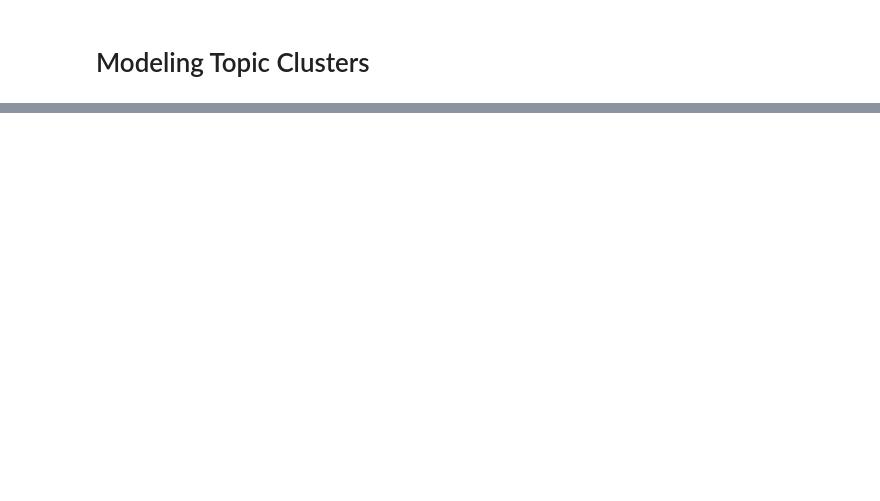
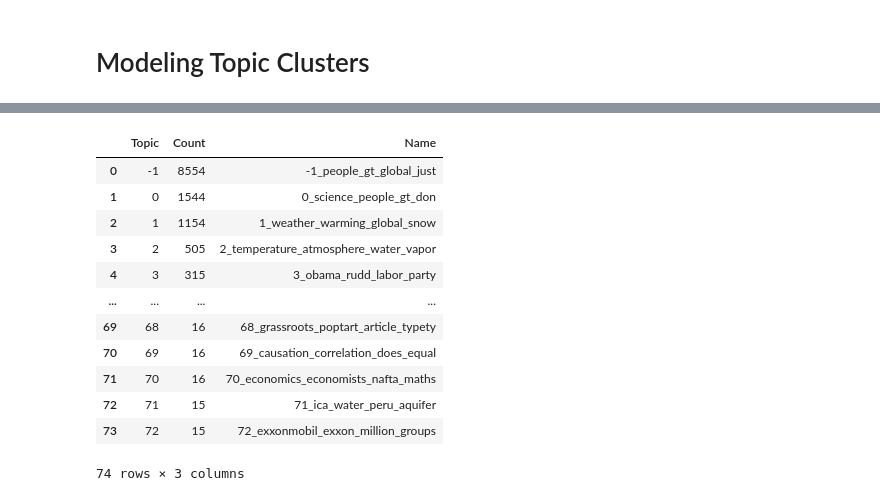
Before and after one commit to anjaghub/datascience_project_2023, a Jupyter notebook: 3_modeling_topic_cluster.ipynb, the cells around one changed output, grey strips where cells are left out. Saved outputs shown, nothing was run; the diff lists cells and outputs as text; code cells hidden in the pictures; blank space fills up the shorter version.

Commit message:
Trained BERTopic and tried some output functions

```diff
--- a/3_modeling_topic_cluster.ipynb
+++ b/3_modeling_topic_cluster.ipynb
@@ -60,0 +82,33 @@ clean_comments = clean_comments.dropna(axis=0)
+# %%
+# BERT stepwise
+# Step 1 - Extract embeddings
+embedding_model = SentenceTransformer("all-MiniLM-L6-v2")
+
+# Step 2 - Reduce dimensionality
+umap_model = UMAP(n_neighbors=15, n_components=5, min_dist=0.0, metric='cosine')
+
+# Step 3 - Cluster reduced embeddings
+hdbscan_model = HDBSCAN(min_cluster_size=15, metric='euclidean', cluster_selection_method='eom', prediction_data=True)
+
+# Step 4 - Tokenize topics
+vectorizer_model = CountVectorizer(stop_words="english")
+
+# Step 5 - Create topic representation
+ctfidf_model = ClassTfidfTransformer()
+
+# All steps together
+topic_model = BERTopic(
+  embedding_model=embedding_model,    # Step 1 - Extract embeddings
+  umap_model=umap_model,              # Step 2 - Reduce dimensionality
+  hdbscan_model=hdbscan_model,        # Step 3 - Cluster reduced embeddings
+  vectorizer_model=vectorizer_model,  # Step 4 - Tokenize topics
+  ctfidf_model=ctfidf_model,          # Step 5 - Extract topic words
+  calculate_probabilities=False,      # Raises speed
+  min_topic_size = 300,               # Reduces number of topics
+  nr_topics="auto",                    # Reduces number of topics
+  verbose=True
+)
+
+topics, probs = topic_model.fit_transform(docs)
+topic_model.get_topic_info()
+# %% [output]
@@ -60,0 +119,13 @@ clean_comments = clean_comments.dropna(axis=0)
+|  | Topic | Count | Name |
+| 0 | -1 | 8554 | -1_people_gt_global_just |
+| 1 | 0 | 1544 | 0_science_people_gt_don |
+| 2 | 1 | 1154 | 1_weather_warming_global_snow |
+| 3 | 2 | 505 | 2_temperature_atmosphere_water_vapor |
+| 4 | 3 | 315 | 3_obama_rudd_labor_party |
+| ... | ... | ... | ... |
+| 69 | 68 | 16 | 68_grassroots_poptart_article_typety |
+| 70 | 69 | 16 | 69_causation_correlation_does_equal |
+| 71 | 70 | 16 | 70_economics_economists_nafta_maths |
+| 72 | 71 | 15 | 71_ica_water_peru_aquifer |
+| 73 | 72 | 15 | 72_exxonmobil_exxon_million_groups |
+74 rows × 3 columns
```
Also changed, not shown: parts of 7 cells of this notebook.
